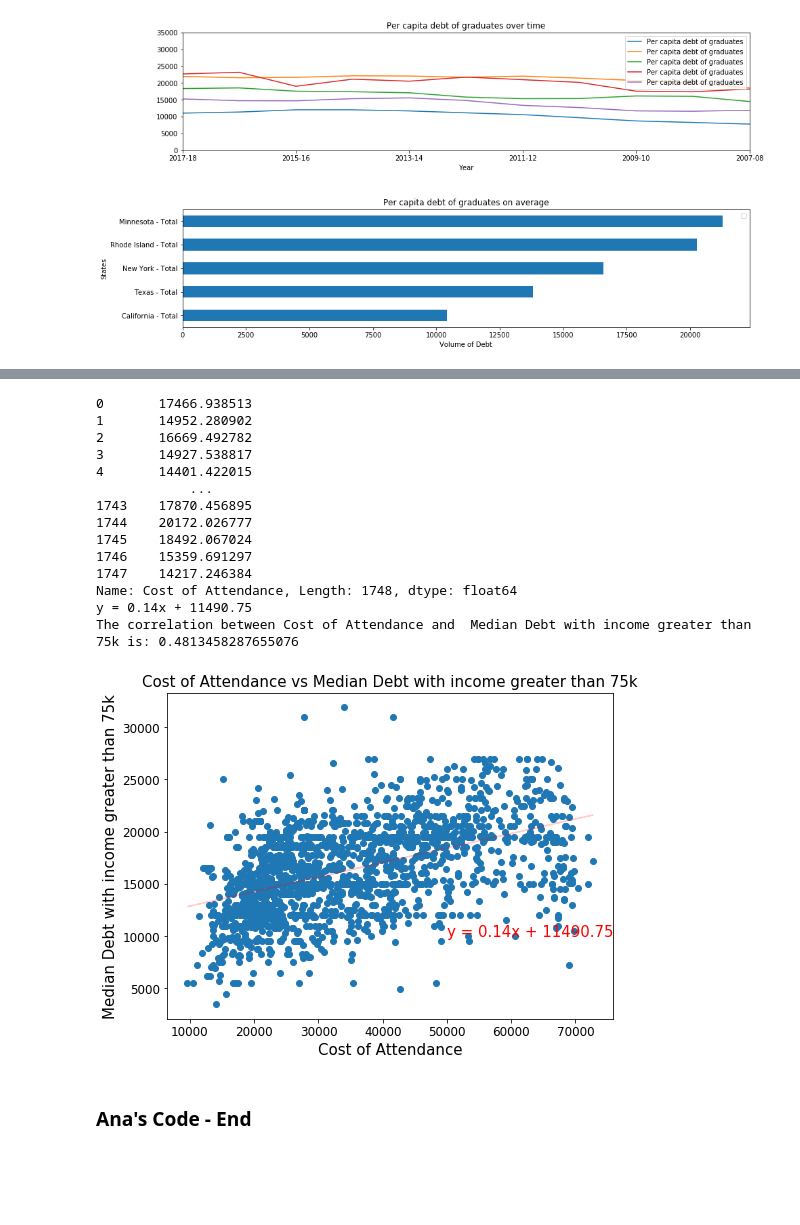
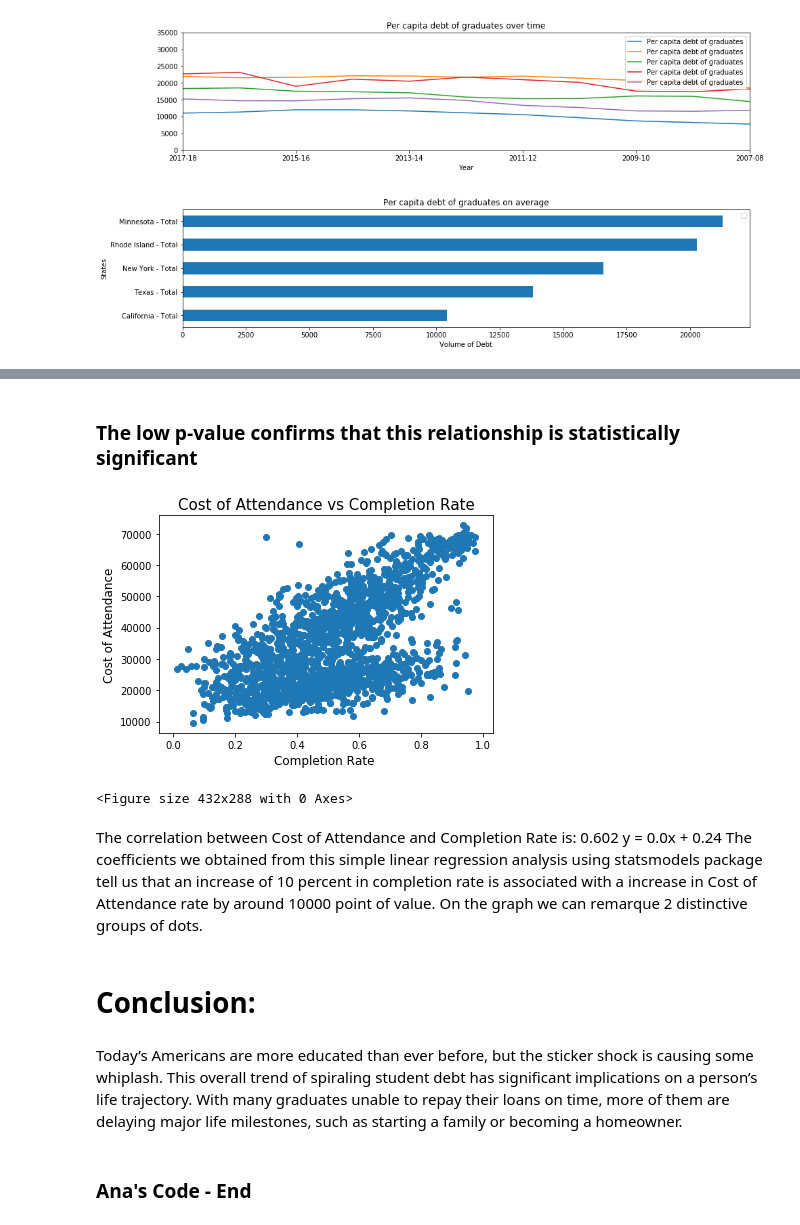
Before and after one commit to hyacob-89/project_one, a Jupyter notebook: project_one_nb.ipynb, the cells around one changed output, grey strips where cells are left out. Cells and saved outputs as stored; diff of their text form; code cells hidden in the pictures; blank space fills up the shorter version.

Commit message:
added changes and output file

```diff
--- a/project_one_nb.ipynb
+++ b/project_one_nb.ipynb
@@ -389,47 +416,27 @@ ValueError: Image size of 505x3015541 pixels is too large. It must be less than
-# %%
-# Calculate the correlation coefficient and linear regression model for Cost of Attendance and Median Debt with income greater than 75k
-one3_df = csc_data_final['Cost of Attendance']
-two3_df = csc_data_final['Median Debt with income greater than 75k']
-
-(slope, intercept, rvalue, pvalue, stderr) = stats.linregress(one3_df,two3_df)
-regress_values = one3_df * slope + intercept
-print(regress_values)
-
-# Create line equation
-line_eq = "y = " + str(round(slope,2)) + "x + " + str(round(intercept,2))
-print(line_eq)
-
-# Plot the linear model with scatter plot
-plt.figure(figsize=(8,6))
-plt.scatter(one3_df, two3_df)
-plt.plot(one3_df, regress_values, 'r--', alpha=0.2)
-
-# Label plot and annotate the line equation
-plt.annotate(line_eq,(50000,10000),fontsize=15,color="red")
-plt.xlabel('Cost of Attendance', size=15)
-plt.ylabel('Median Debt with income greater than 75k', size=15)
-plt.title('Cost of Attendance vs Median Debt with income greater than 75k', size=15)
-plt.xticks(size=12)
-plt.yticks(size=12)
-print(f"The correlation between Cost of Attendance and  Median Debt with income greater than 75k is: {rvalue}")
-
-plt.show()
-# %% [output]
-0       17466.938513
-1       14952.280902
-2       16669.492782
-3       14927.538817
-4       14401.422015
-            ...
-1743    17870.456895
-1744    20172.026777
-1745    18492.067024
-1746    15359.691297
-1747    14217.246384
-Name: Cost of Attendance, Length: 1748, dtype: float64
-y = 0.14x + 11490.75
-The correlation between Cost of Attendance and  Median Debt with income greater than 75k is: 0.4813458287655076
-[figure, removed]
+# %% [markdown]
+### The low p-value confirms that this relationship is statistically significant
+# %%
+one4_df = csc_data_final['Completion Rate']
+two4_df = csc_data_final['Cost of Attendance']
+
+fig, ax = plt.subplots(figsize=(6,4))
+ax.scatter(one4_df, two4_df )
+ax.set_xlabel('Completion Rate ',fontsize=12)
+ax.set_ylabel('Cost of Attendance',fontsize=12)
+ax.set_title("Cost of Attendance vs Completion Rate",fontsize=15);
+plt.show()
+plt.savefig('outputs/CostofAttendanceVSCompletionRate.png')
+# %% [output]
+[figure, added]
+<Figure size 432x288 with 0 Axes>
+# %% [markdown]
+The correlation between Cost of Attendance and Completion Rate is: 0.602
+ y = 0.0x + 0.24
+The coefficients we obtained from this simple linear regression analysis using statsmodels package tell us that an increase of 10 percent in completion rate is associated with a increase in Cost of Attendance rate by around 10000 point of value. On the graph we can remarque 2 distinctive groups of dots.
+# %% [markdown]
+# Conclusion:
+# %% [markdown]
+ Today’s Americans are more educated than ever before, but the sticker shock is causing some whiplash. This overall trend of spiraling student debt has significant implications on a person’s life trajectory. With many graduates unable to repay their loans on time, more of them are delaying major life milestones, such as starting a family or becoming a homeowner.
 # %% [markdown]
 ### Ana's Code - End
 # %% [markdown]
```
Also changed, not shown: parts of 17 cells of this notebook, 9 other files.
